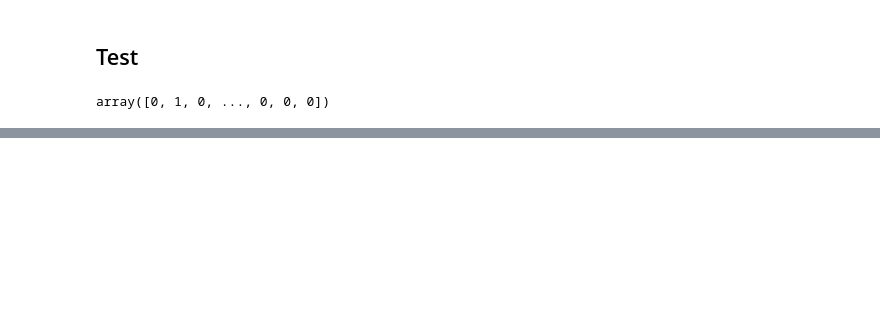
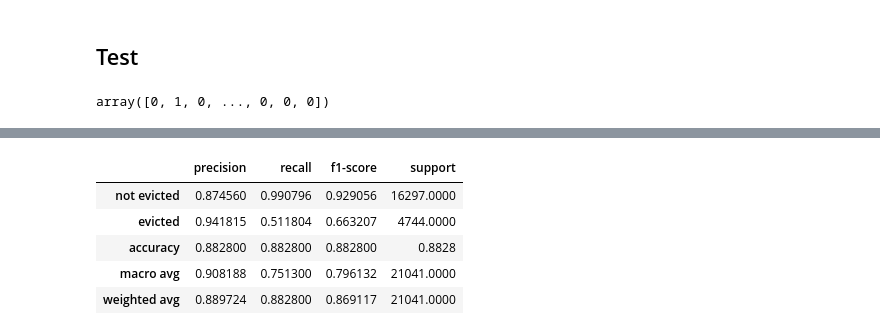
Before and after one commit to ncsg/ursp688y_sp2023, a Jupyter notebook: demos/demo13/demo13.ipynb, the cells around one changed output, grey strips where cells are left out. Cells and saved outputs as stored; diff of their text form; code cells hidden in the pictures; blank space fills up the shorter version.

```diff
--- a/demos/demo13/demo13.ipynb
+++ b/demos/demo13/demo13.ipynb
@@ -723,2 +709,9 @@ confusion_matrix(y_test, y_pred)
 # %%
-precision_recal_table(y_test, y_pred)
+demo13.precision_recall_table(y_test, y_pred)
+# %% [output]
+|  | precision | recall | f1-score | support |
+| not evicted | 0.874560 | 0.990796 | 0.929056 | 16297.0000 |
+| evicted | 0.941815 | 0.511804 | 0.663207 | 4744.0000 |
+| accuracy | 0.882800 | 0.882800 | 0.882800 | 0.8828 |
+| macro avg | 0.908188 | 0.751300 | 0.796132 | 21041.0000 |
+| weighted avg | 0.889724 | 0.882800 | 0.869117 | 21041.0000 |
```
Also changed, not shown: parts of 17 cells of this notebook, 1 other file.
